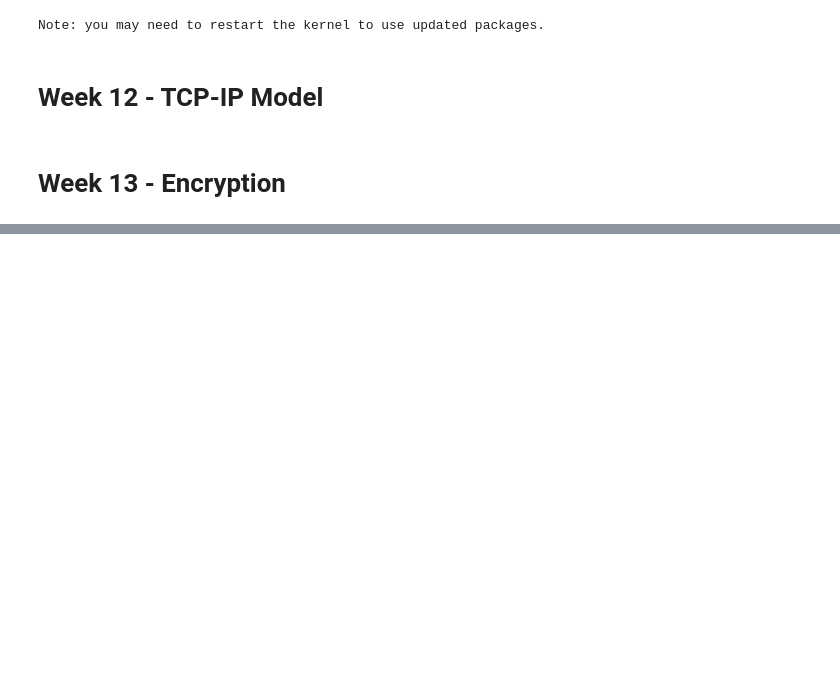
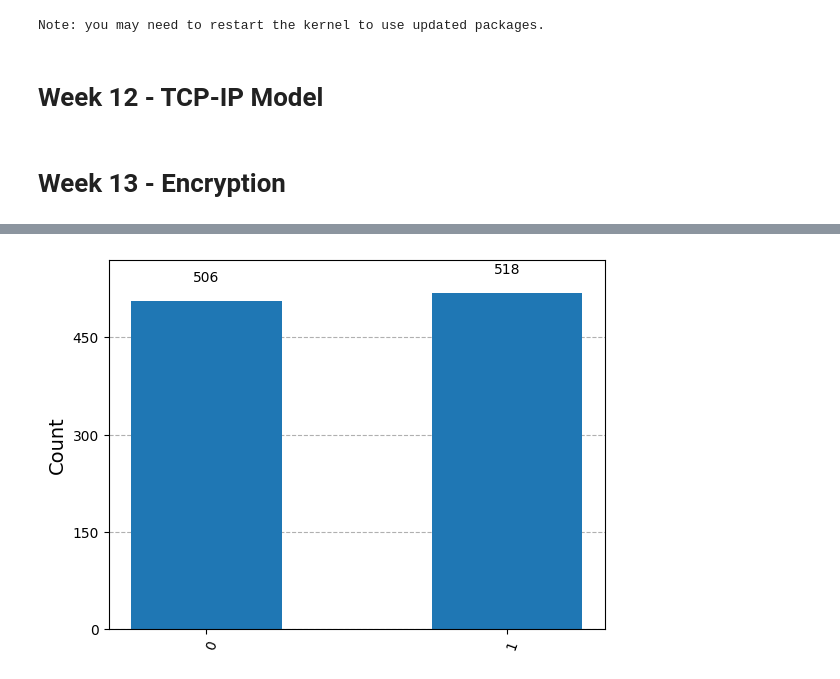
Before and after one commit to danielathome19/AP-Computer-Science-Principles, a Jupyter notebook: Notebooks/concepts.ipynb, the cells around one changed output, grey strips where cells are left out. Cells and saved outputs as stored; diff of their text form; code cells hidden in the pictures; blank space fills up the shorter version.

```diff
--- a/Notebooks/concepts.ipynb
+++ b/Notebooks/concepts.ipynb
@@ -295,0 +329,9 @@ print("Decrypted message:", d_msg)
+# %%
+# Measure the qubit
+qc.measure([0], [0])
+
+# Execute 1024 times and get probability distribution
+counts = sim.run(qc).result().get_counts()
+plot_histogram(counts)
+# %% [output]
+[figure, added]
```
Also changed, not shown: parts of 5 cells of this notebook.
